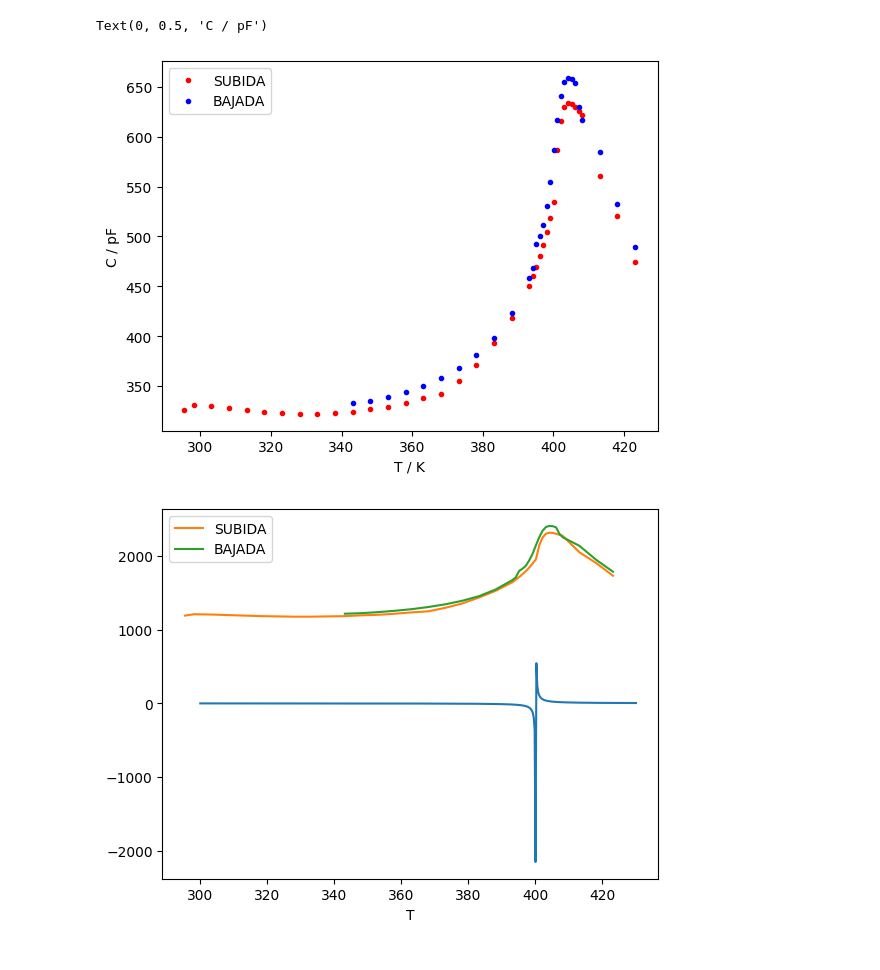
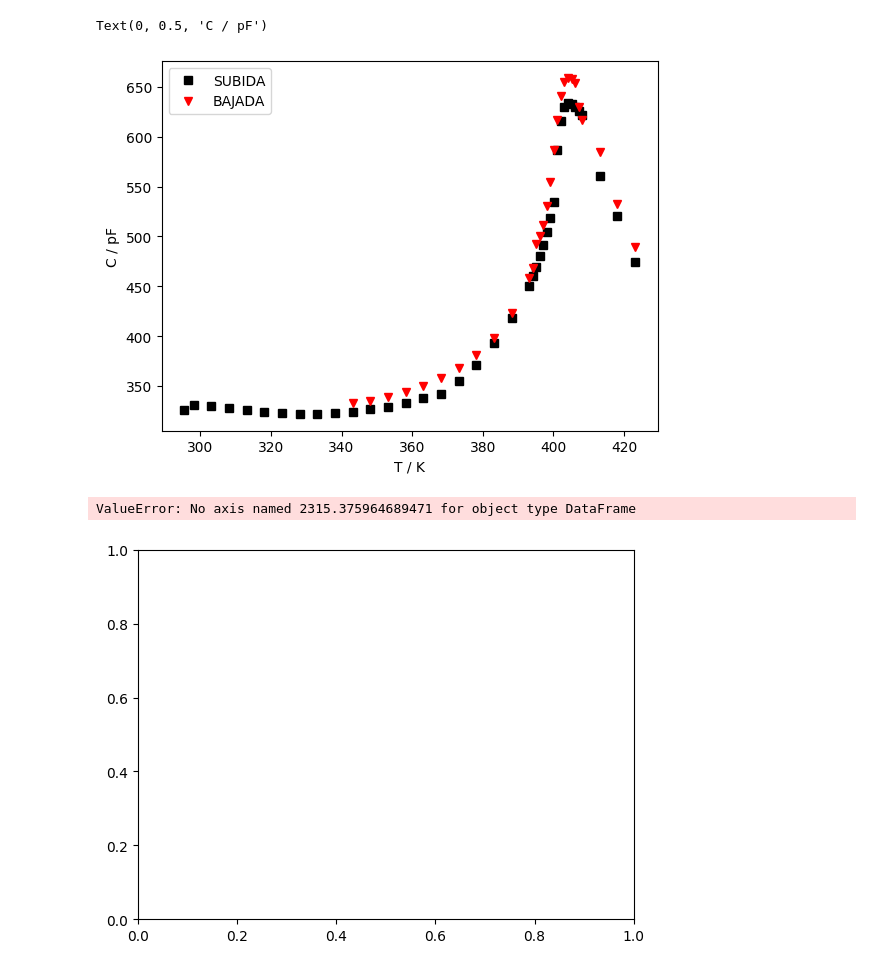
Before and after one commit to albertopeinador/FES_Curie, a Jupyter notebook: Curie.ipynb, the cells around one changed output. Saved outputs shown, nothing was run; the diff lists cells and outputs as text; code cells hidden in the pictures.

```diff
--- a/Curie.ipynb
+++ b/Curie.ipynb
@@ -31,13 +31,13 @@ ax = plt.gca()
 data['T'] = data['T'].astype(float) + 273.15
 data['SUBIDA'] = data['SUBIDA'].astype(float)
 data['BAJADA'] = data['BAJADA'].astype(float)
-sub = data.plot(x = 'T', y = 'SUBIDA', ax = ax, style = 'r.')
-baj = data.plot(x = 'T', y = 'BAJADA', ax = ax, style = 'b.')
+sub = data.plot(x = 'T', y = 'SUBIDA', ax = ax, style = 'ks')
+baj = data.plot(x = 'T', y = 'BAJADA', ax = ax, style = 'rv')
 ax.set_xlabel('T / K')
 ax.set_ylabel('C / pF')
 # %% [output]
 Text(0, 0.5, 'C / pF')
-[figure, old version]
+[figure, new version]
 # %%
 #   Define C-W function for fit
 def cw(T, C, Tc):
@@ -45,18 +45,15 @@ def cw(T, C, Tc):
 # %%
 #   Plot \epsilon - T and fitting through C-W
 data = pd.read_csv('FES_Curie.csv')
 ax = plt.gca()
+data = data.reset_index()
 
 data['T'] = data['T'].astype(float) + 273.15
 data['SUBIDA'] = data['SUBIDA'].astype(float) / C0
 data['BAJADA'] = data['BAJADA'].astype(float) / C0
 
-fit_S, cov_S = curve_fit(cw, data['T'], data['SUBIDA'], p0 = [10**5, 400])
-
-xdata_S = np.linspace(300, 430, 500)
-ydata_S = cw(xdata_S, fit_S[0], fit_S[1])
-ax.plot(xdata_S, ydata_S)
 sub = data.plot(x = 'T', y = 'SUBIDA', ax = ax)
 baj = data.plot(x = 'T', y = 'BAJADA', ax = ax)
 # %% [output]
+ValueError: No axis named 2315.375964689471 for object type DataFrame
-[figure, old version]
+[figure, new version]
```
